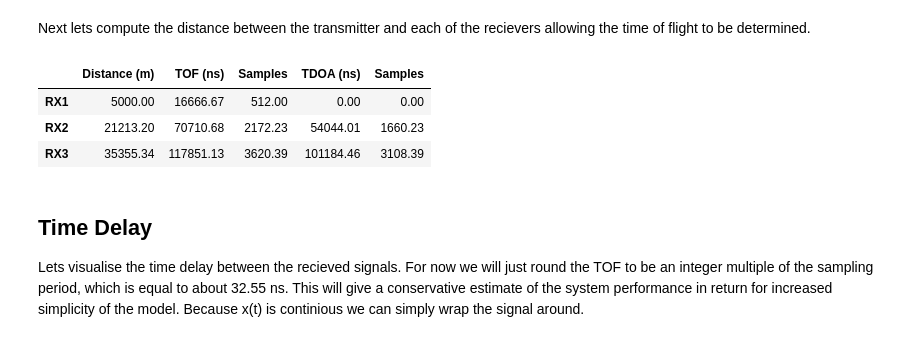
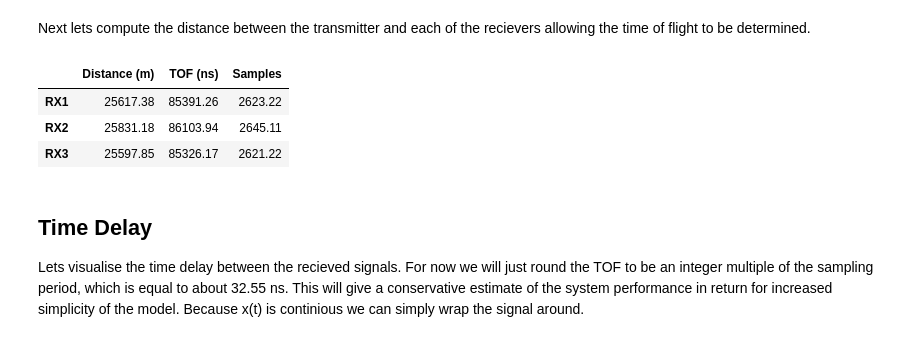
Before and after one commit to mfkiwl/iib-project, a Jupyter notebook: model/System Model.ipynb, the cells around one changed output. Saved outputs shown, nothing was run; the diff lists cells and outputs as text; code cells hidden in the pictures.

```diff
--- a/model/System Model.ipynb
+++ b/model/System Model.ipynb
@@ -94,15 +76,17 @@ With the baseband signal selected lets model sending the data. In order to take
 # %%
+from mpl_toolkits.mplot3d import Axes3D
+
 # TX Co-ordinates (km)
-tx = np.array([0, 0])
+tx = np.array([0, 2.5, 25])
 
 # RX Co-ordinates (km)
-rx1 = np.array([0, 5])
-rx2 = np.array([-15, -15])
-rx3 = np.array([25, -25])
+rx1 = np.array([-5, 0, 0])
+rx2 = np.array([6, 0, 0])
+rx3 = np.array([0, 8, 0])
 
 # Plot Geometry
-fig = plt.figure(figsize=(9, 5))
-ax1 = fig.add_subplot(111)
+fig = plt.figure()
+ax1 = fig.add_subplot(111, projection='3d')
 ax1.scatter(*zip(tx))
 ax1.scatter(*zip(*(rx1,rx2,rx3)))
 
@@ -119,38 +103,32 @@ Next lets compute the distance between the transmitter and each of the recievers
 # %%
 import pandas as pd
 from numpy import linalg as LA
 
 # Distances (m)
 d1 = LA.norm(tx-rx1)*1e3
 d2 = LA.norm(tx-rx2)*1e3
 d3 = LA.norm(tx-rx3)*1e3
 
 # Times (s)
 t1 = d1/(3e8)
 t2 = d2/(3e8)
 t3 = d3/(3e8)
 
 # Num. Samples
 n1 = t1/T
 n2 = t2/T
 n3 = t3/T
 
-# TDOA
-t2_1 = t2-t1
-t3_1 = t3-t1
-n2_1 = t2_1/T
-n3_1 = t3_1/T
-
 # Plot Table
-data = [[d1,d2,d3], [t1*1e9,t2*1e9,t3*1e9], [n1,n2,n3], [0, t2_1*1e9, t3_1*1e9], [0, n2_1, n3_1]]
-headings = ['Distance (m)','TOF (ns)', 'Samples', 'TDOA (ns)', 'Samples']
-df = pd.DataFrame(np.transpose(data), ['RX1', 'RX2', 'RX3'], headings)
-df.round(2)
+tof_data = [[d1,d2,d3], [t1*1e9,t2*1e9,t3*1e9], [n1,n2,n3]]
+tof_headings = ['Distance (m)','TOF (ns)', 'Samples']
+tof_df = pd.DataFrame(np.transpose(tof_data), ['RX1', 'RX2', 'RX3'], tof_headings)
+tof_df.round(2)
 # %% [output]
-|  | Distance (m) | TOF (ns) | Samples | TDOA (ns) | Samples |
-| RX1 | 5000.00 | 16666.67 | 512.00 | 0.00 | 0.00 |
-| RX2 | 21213.20 | 70710.68 | 2172.23 | 54044.01 | 1660.23 |
-| RX3 | 35355.34 | 117851.13 | 3620.39 | 101184.46 | 3108.39 |
+|  | Distance (m) | TOF (ns) | Samples |
+| RX1 | 25617.38 | 85391.26 | 2623.22 |
+| RX2 | 25831.18 | 86103.94 | 2645.11 |
+| RX3 | 25597.85 | 85326.17 | 2621.22 |
 # %% [markdown]
 ## Time Delay
 
```
Also changed, not shown: parts of 35 cells of this notebook, 4 other files.
